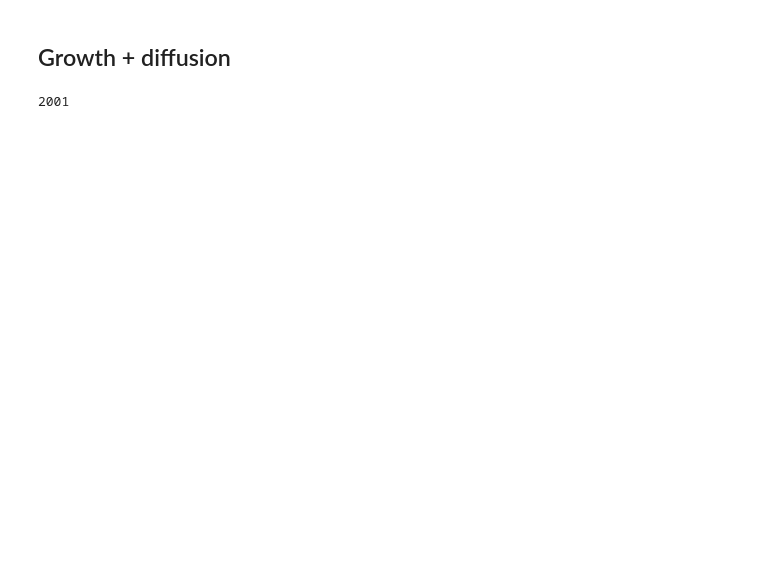
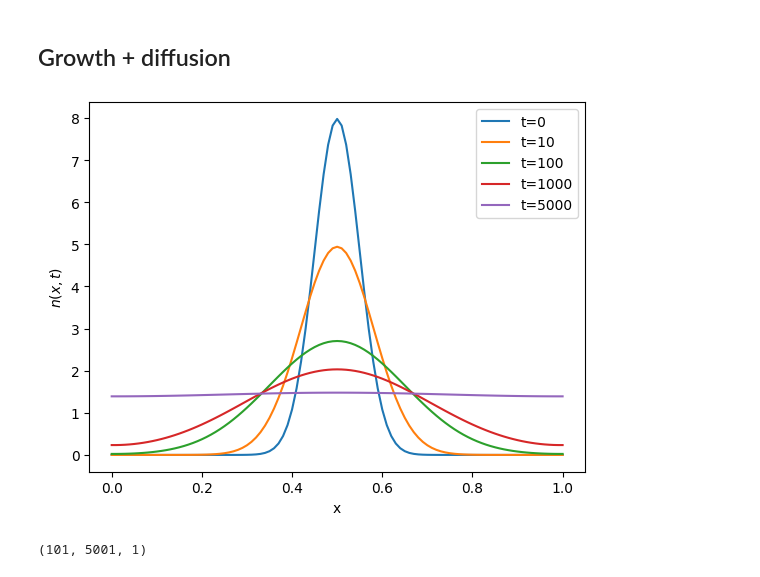
Before and after one commit to saeedmsol/pysindy, a Jupyter notebook: examples/practice.ipynb, the cells around one changed output. Drawn from its saved outputs; the diff is of its cells as text; code cells hidden in the pictures; blank space fills up the shorter version.

```diff
--- a/examples/practice.ipynb
+++ b/examples/practice.ipynb
@@ -208,0 +243,21 @@ fig.show()
+# %%
+pde_lib = ps.PDELibrary(
+    function_library=ps.PolynomialLibrary(degree=2, include_bias=False),
+    derivative_order=2,
+    spatial_grid=x,
+    is_uniform=True,
+)
+
+
+print('STLSQ model: ')
+optimizer = ps.STLSQ(threshold=1, alpha=1e-5, )#normalize_columns=True)
+
+for i in range(len(eta_list)):
+    phi_noisy_dot = ps.SmoothedFiniteDifference(axis=1)._differentiate(phi_noisy[i], t=dt)
+    model = ps.SINDy(feature_library=pde_lib,
+                     optimizer=optimizer,
+                     feature_names=['u','x','t']
+                     #differentiation_method=ps.SINDyDerivative(kind="trend_filtered", order=0, alpha=1e-5)
+                     )
+    model.fit(phi_noisy[i], t=dt,) #x_dot = phi_noisy_dot)
+    model.print(lhs = ['du/dt'])
@@ -460,7 +470,7 @@ Weak form, FROLS model:
 # solve diffusion pde
 
 numx = 101
-numt = 2001
+numt = 5001
 Lx = 1.0
 Tf = 0.1
 dx = Lx / (numx-1)
@@ -476,11 +486,33 @@ mu = 0.5
 sigma = 0.05
 alpha = 0.7
 v = 1.
-pop[:, 0] = np.exp( -(x - mu)**2/(2 * sigma**2)) / np.sqrt(2 * np.pi * sigma**2)
+pop[:, 0] =  np.exp( -(x - mu)**2/(2 * sigma**2)) / np.sqrt(2 * np.pi * sigma**2) #0.1 * np.ones(x.shape)
 
 for j in range(t.shape[0]):
-    r[:, j] = 0.01 * np.exp( -(x - alpha + j*v*dt)**2)
+    r[:, j] = 1 #0.1 * np.abs(x-alpha) #0.1 * np.exp( -(x - alpha)**2)
-# %%
-t.size
-# %% [output]
-2001
+# %%
+for j in np.arange(0, numt-1):
+    for i in np.arange(1, numx-1):
+        pop[i,j+1] = pop[i,j] + dt * r[i,j]*pop[i,j]*(5-pop[i,j]) + (dt/dx**2)*(pop[i+1,j]-2*pop[i,j]+pop[i-1,j])
+        pop[i,j+1] = pop[i,j+1] * (pop[i,j+1]>0)
+    pop[0, j+1] = pop[1, j+1]
+    pop[numx-1, j+1] = pop[numx-2, j+1]
+# %%
+plt.plot(x , pop[:,0], label='t=0')
+plt.plot(x, pop[:, 100], label='t=10')
+plt.plot(x, pop[:, 500], label='t=100')
+plt.plot(x, pop[:, 1000], label='t=1000')
+plt.plot(x, pop[:, 5000], label='t=5000')
+plt.xlabel('x')
+plt.ylabel('$n(x,t)$')
+#plt.yscale('log')
+plt.legend()
+plt.show()
+# %% [output]
+[figure, added]
+# %%
+pop_ps = pop[:,:,np.newaxis]
+r_ps = r[:,:,np.newaxis]
+print(r_ps.shape)
+# %% [output]
+(101, 5001, 1)
```
Also changed, not shown: parts of 38 cells of this notebook, 6 other files.
